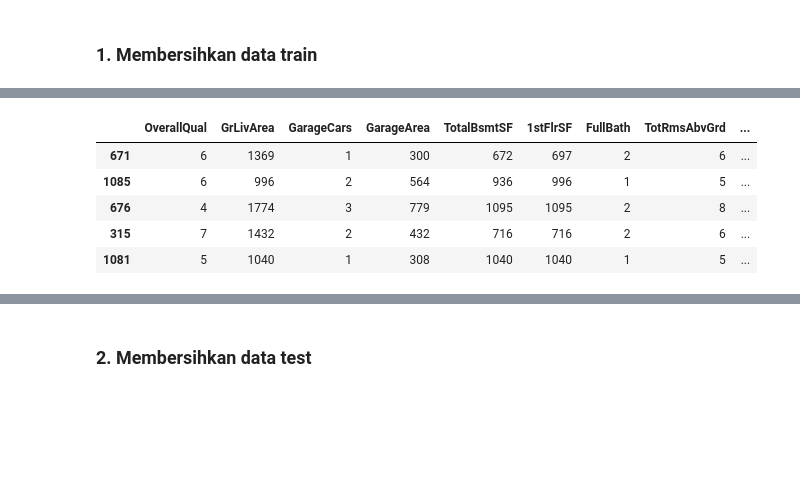
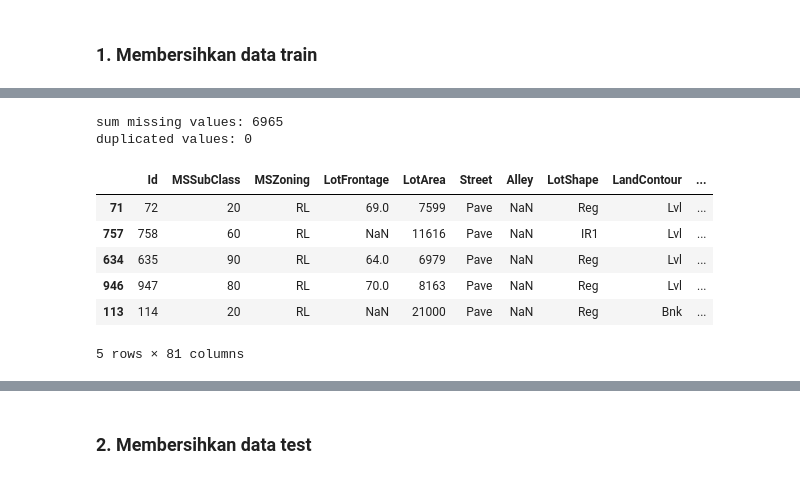
Before and after one commit to Estomihi100103/House-Prices-Kelompok-2, a Jupyter notebook: house_price.ipynb, the cells around one changed output, grey strips where cells are left out. Saved outputs shown, nothing was run; the diff lists cells and outputs as text; code cells hidden in the pictures; blank space fills up the shorter version.

```diff
--- a/house_price.ipynb
+++ b/house_price.ipynb
@@ -295,9 +288,16 @@ No missing values found in the selected features.
+# %%
+print(f'sum missing values: {df.isna().sum().sum().item()}')
+print(f'duplicated values: {df.duplicated().sum().item()}')
+# %% [output]
+sum missing values: 6965
+duplicated values: 0
 # %%
-df_train_selected.sample(5)
+df.sample(5)
 # %% [output]
-|  | OverallQual | GrLivArea | GarageCars | GarageArea | TotalBsmtSF | 1stFlrSF | FullBath | TotRmsAbvGrd | ... |
-| 671 | 6 | 1369 | 1 | 300 | 672 | 697 | 2 | 6 | ... |
-| 1085 | 6 | 996 | 2 | 564 | 936 | 996 | 1 | 5 | ... |
-| 676 | 4 | 1774 | 3 | 779 | 1095 | 1095 | 2 | 8 | ... |
-| 315 | 7 | 1432 | 2 | 432 | 716 | 716 | 2 | 6 | ... |
-| 1081 | 5 | 1040 | 1 | 308 | 1040 | 1040 | 1 | 5 | ... |
+|  | Id | MSSubClass | MSZoning | LotFrontage | LotArea | Street | Alley | LotShape | LandContour | ... |
+| 71 | 72 | 20 | RL | 69.0 | 7599 | Pave | NaN | Reg | Lvl | ... |
+| 757 | 758 | 60 | RL | NaN | 11616 | Pave | NaN | IR1 | Lvl | ... |
+| 634 | 635 | 90 | RL | 64.0 | 6979 | Pave | NaN | Reg | Lvl | ... |
+| 946 | 947 | 80 | RL | 70.0 | 8163 | Pave | NaN | Reg | Lvl | ... |
+| 113 | 114 | 20 | RL | NaN | 21000 | Pave | NaN | Reg | Bnk | ... |
+5 rows × 81 columns
```
Also changed, not shown: parts of 44 cells of this notebook, 5 other files.
